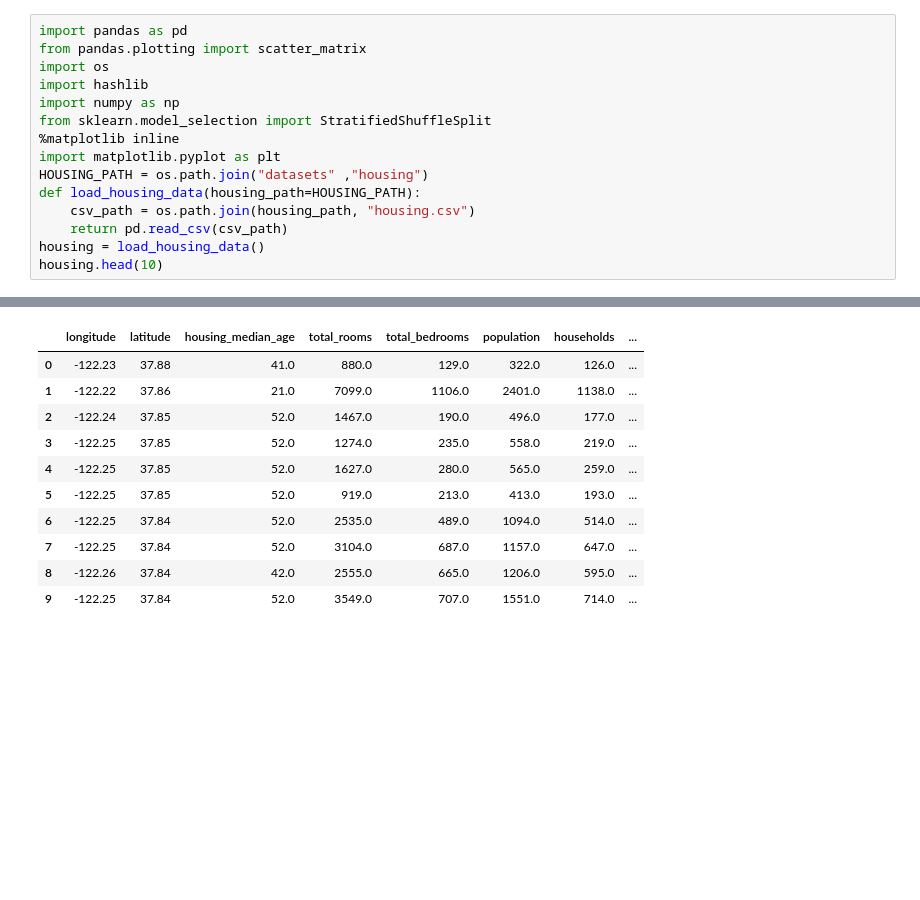
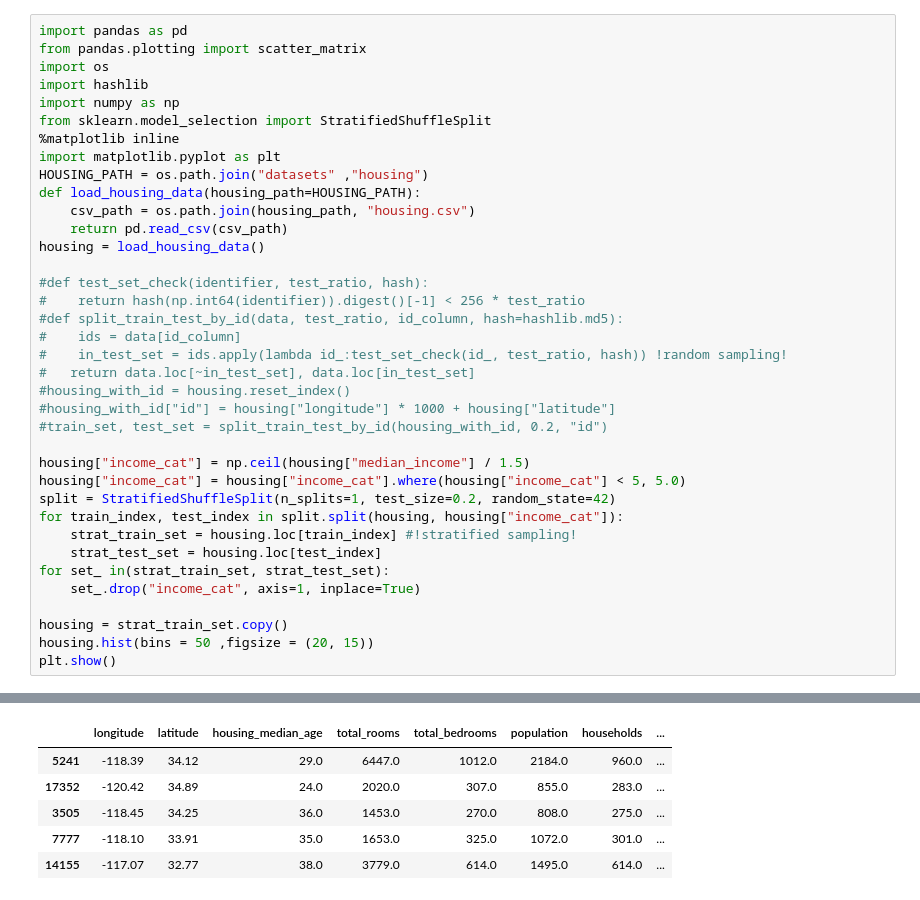
Before and after one commit to Atwidans/MachineLearning, a Jupyter notebook: housing_ml(thx Aurelien Geron)/ml_housing.ipynb, the cells around one changed output, grey strips where cells are left out. Cells and saved outputs as stored; diff of their text form; blank space fills up the shorter version.

Commit message:
work in ml_housing, practice random and stratified sampling + strats selection

```diff
--- a/housing_ml(thx Aurelien Geron)/ml_housing.ipynb
+++ b/housing_ml(thx Aurelien Geron)/ml_housing.ipynb
@@ -12,5 +12,27 @@ def load_housing_data(housing_path=HOUSING_РАТН):
     csv_path = os.path.join(housing_path, "housing.csv")
     return pd.read_csv(csv_path)
 housing = load_housing_data()
-housing.head(10)
+
+#def test_set_check(identifier, test_ratio, hash):
+#    return hash(np.int64(identifier)).digest()[-1] < 256 * test_ratio
+#def split_train_test_by_id(data, test_ratio, id_column, hash=hashlib.md5):
+#    ids = data[id_column]
+#    in_test_set = ids.apply(lambda id_:test_set_check(id_, test_ratio, hash)) !random sampling!
+#   return data.loc[~in_test_set], data.loc[in_test_set]
+#housing_with_id = housing.reset_index()
+#housing_with_id["id"] = housing["longitude"] * 1000 + housing["latitude"]
+#train_set, test_set = split_train_test_by_id(housing_with_id, 0.2, "id")
+
+housing["income_cat"] = np.ceil(housing["median_income"] / 1.5)
+housing["income_cat"] = housing["income_cat"].where(housing["income_cat"] < 5, 5.0)
+split = StratifiedShuffleSplit(n_splits=1, test_size=0.2, random_state=42)
+for train_index, test_index in split.split(housing, housing["income_cat"]):
+    strat_train_set = housing.loc[train_index] #!stratified sampling!
+    strat_test_set = housing.loc[test_index]
+for set_ in(strat_train_set, strat_test_set):
+    set_.drop("income_cat", axis=1, inplace=True)
+
+housing = strat_train_set.copy()
+housing.hist(bins = 50 ,figsize = (20, 15))
+plt.show()
 # %% [output]
@@ -17,11 +40,6 @@ housing.head(10)
 |  | longitude | latitude | housing_median_age | total_rooms | total_bedrooms | population | households | ... |
-| 0 | -122.23 | 37.88 | 41.0 | 880.0 | 129.0 | 322.0 | 126.0 | ... |
-| 1 | -122.22 | 37.86 | 21.0 | 7099.0 | 1106.0 | 2401.0 | 1138.0 | ... |
-| 2 | -122.24 | 37.85 | 52.0 | 1467.0 | 190.0 | 496.0 | 177.0 | ... |
-| 3 | -122.25 | 37.85 | 52.0 | 1274.0 | 235.0 | 558.0 | 219.0 | ... |
-| 4 | -122.25 | 37.85 | 52.0 | 1627.0 | 280.0 | 565.0 | 259.0 | ... |
-| 5 | -122.25 | 37.85 | 52.0 | 919.0 | 213.0 | 413.0 | 193.0 | ... |
-| 6 | -122.25 | 37.84 | 52.0 | 2535.0 | 489.0 | 1094.0 | 514.0 | ... |
-| 7 | -122.25 | 37.84 | 52.0 | 3104.0 | 687.0 | 1157.0 | 647.0 | ... |
-| 8 | -122.26 | 37.84 | 42.0 | 2555.0 | 665.0 | 1206.0 | 595.0 | ... |
-| 9 | -122.25 | 37.84 | 52.0 | 3549.0 | 707.0 | 1551.0 | 714.0 | ... |
+| 5241 | -118.39 | 34.12 | 29.0 | 6447.0 | 1012.0 | 2184.0 | 960.0 | ... |
+| 17352 | -120.42 | 34.89 | 24.0 | 2020.0 | 307.0 | 855.0 | 283.0 | ... |
+| 3505 | -118.45 | 34.25 | 36.0 | 1453.0 | 270.0 | 808.0 | 275.0 | ... |
+| 7777 | -118.10 | 33.91 | 35.0 | 1653.0 | 325.0 | 1072.0 | 301.0 | ... |
+| 14155 | -117.07 | 32.77 | 38.0 | 3779.0 | 614.0 | 1495.0 | 614.0 | ... |
```
Also changed, not shown: parts of 1 cell of this notebook.
